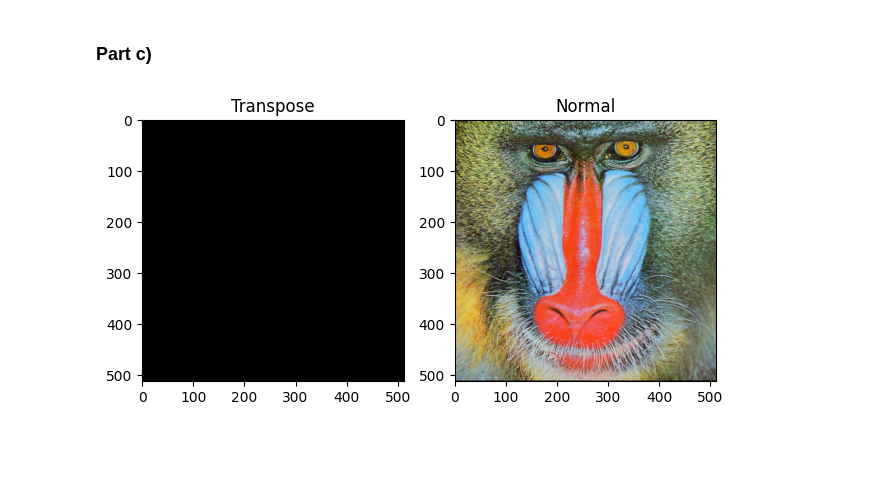
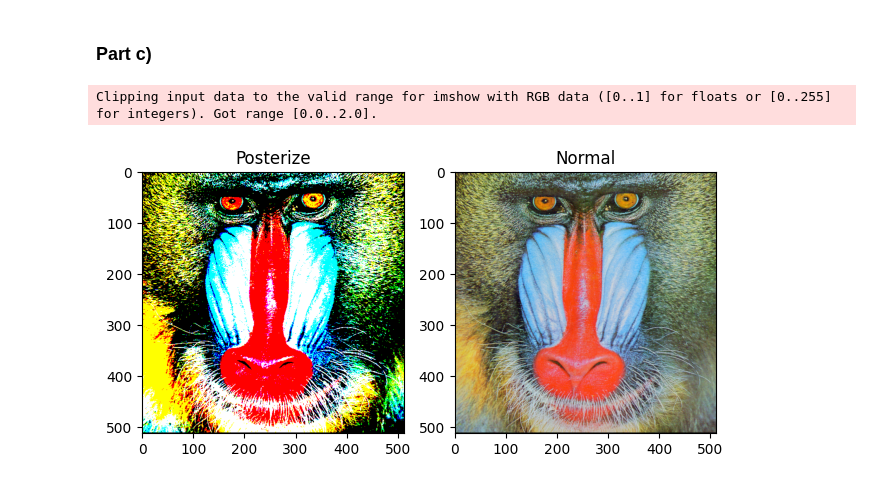
Before and after one commit to SnowyDevo/PHYS481_Assignment_1_2, a Jupyter notebook: Assignment_2/Assignment_2_481.ipynb, the cells around one changed output. Cells and saved outputs as stored; diff of their text form; code cells hidden in the pictures; blank space fills up the shorter version.

```diff
--- a/Assignment_2/Assignment_2_481.ipynb
+++ b/Assignment_2/Assignment_2_481.ipynb
@@ -25,7 +32,7 @@ print(type(MANDRILL))
 
 ### Part a)
 # %%
-def black_line(img: np.ndarray, thickness: int = 10):
+def black_line(img: np.ndarray, thickness: int = 10, orientation='vert') -> np.ndarray:
     """N-pixel wide lines across the entire image
     """
     if thickness > len(img):
@@ -34,14 +41,18 @@ def black_line(img: np.ndarray, thickness: int = 10):
         raise TypeError("Must be an Array Object")
 
     image = img.copy()
-    center = int(len(image)/2)
-    half_width = int(thickness/2)
+    center = int(len(image)//2)
+    half_width = int(thickness//2)
 
     upper = (center + half_width)
     lower = (center - half_width)
-    image[lower:upper][:] = [0,0,0,1]
-
-    print(image[lower:upper][:].shape)
+    if orientation == 'vert':
+        for i, _ in enumerate(image):
+            image[i][lower:upper] = [0,0,0,1]
+    elif orientation == 'horiz':
+        image[lower:upper] = [0,0,0,1]
+    else:
+        raise ValueError("kwargs 'orientation' must be either 'vert' or 'horiz'. DEFAULT: 'vert'")
 
     return image
 
@@ -60,14 +70,14 @@ plt.show()
 # %% [markdown]
 ### Part b)
 # %%
-def transpose(img: np.ndarray):
+def transpose(img: np.ndarray) -> np.ndarray:
     if not isinstance(img, np.ndarray):
         raise TypeError("Must be an Array Object")
     image = img.copy()
     row = len(image)
     col = len(image[0])
 
-    transpose_image = [[[0,0,0,0] for _ in range(row)] for _ in range(col)]
+    transpose_image = np.zeros_like(img)
 
     for i in range(row):
         for j in range(col):
@@ -75,11 +85,11 @@ def transpose(img: np.ndarray):
     return transpose_image
 
 #Main block, plotting
-img = transpose(MANDRILL)
+img = transpose(PEPPERS)
 fig, ax = plt.subplots(1,2)
 ax[0].imshow(img)
 ax[0].set_title("Transpose")
-ax[1].imshow(MANDRILL)
+ax[1].imshow(PEPPERS)
 ax[1].set_title("Normal")
 plt.tight_layout()
 plt.show()
@@ -88,32 +98,31 @@ plt.show()
 # %% [markdown]
 ### Part c)
 # %%
-def posterize(img: np.ndarray, value):
+def posterize(img: np.ndarray, value) -> np.ndarray:
 
     if not isinstance(img, np.ndarray):
         raise TypeError("Must be an Array Object")
     if value > 255:
         raise ValueError("Must be less than 255")
 
     image = img.copy()
-    divide = 255//value
-
+    divide = 100//value
     for i, rows in enumerate(img):
         for j, rgba in enumerate(rows):
-            image[i][j][0] = (rgba[0]//divide)*divide
-            image[i][j][1] = (rgba[1]//divide)*divide
-            image[i][j][2] = (rgba[2]//divide)*divide
-
+            image[i][j][0] = rgba[0]*100//divide
+            image[i][j][1] = rgba[1]*100//divide
+            image[i][j][2] = rgba[2]*100//divide
     return image
 
 #Main block, plotting
-img = posterize(MANDRILL,3)
+img = posterize(MANDRILL,2)
 fig, ax = plt.subplots(1,2)
 ax[0].imshow(img)
-ax[0].set_title("Transpose")
+ax[0].set_title("Posterize")
 ax[1].imshow(MANDRILL)
 ax[1].set_title("Normal")
 plt.tight_layout()
 plt.show()
 # %% [output]
+Clipping input data to the valid range for imshow with RGB data ([0..1] for floats or [0..255] for integers). Got range [0.0..2.0].
-[figure, old version]
+[figure, new version]
```
Also changed, not shown: parts of 13 cells of this notebook, 1 other file.
